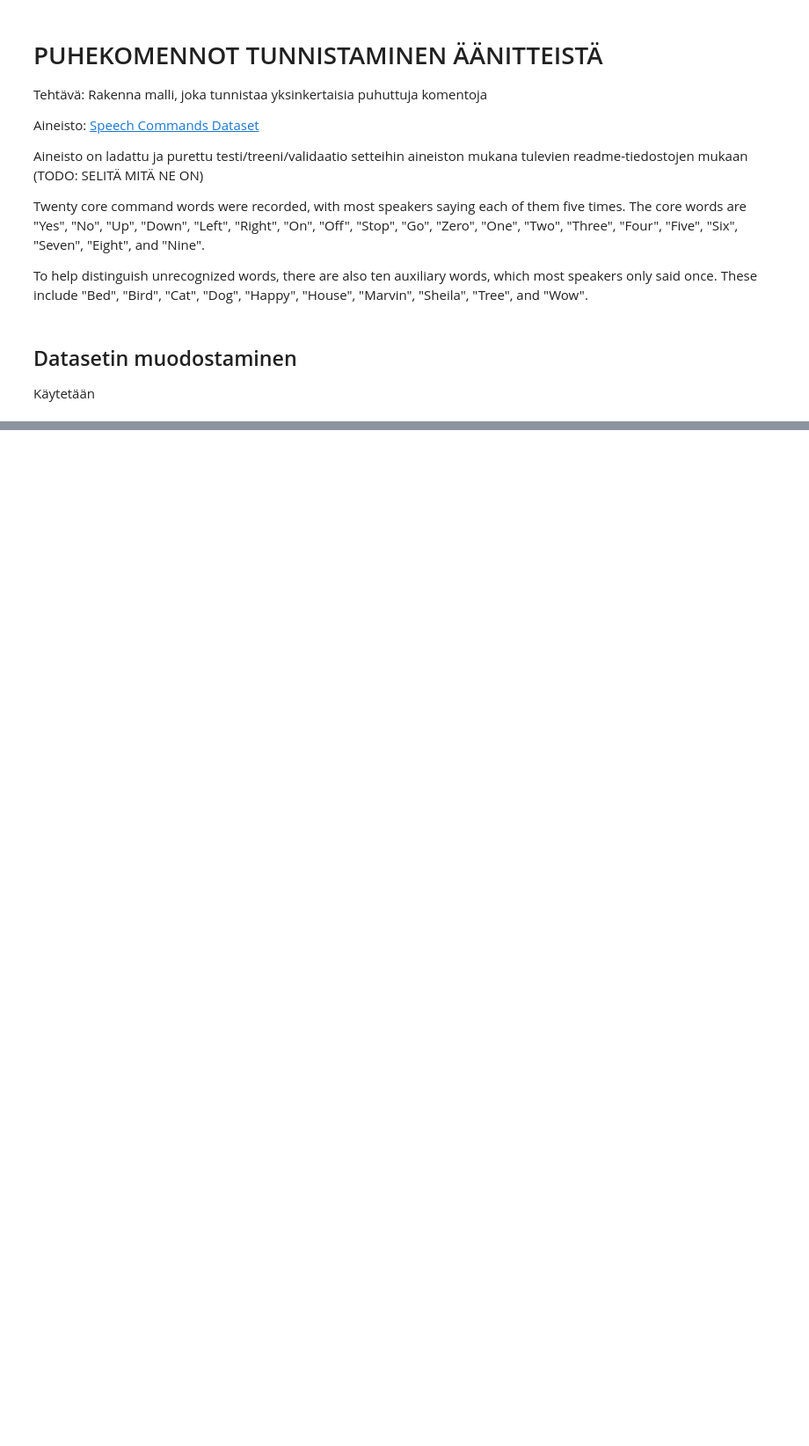
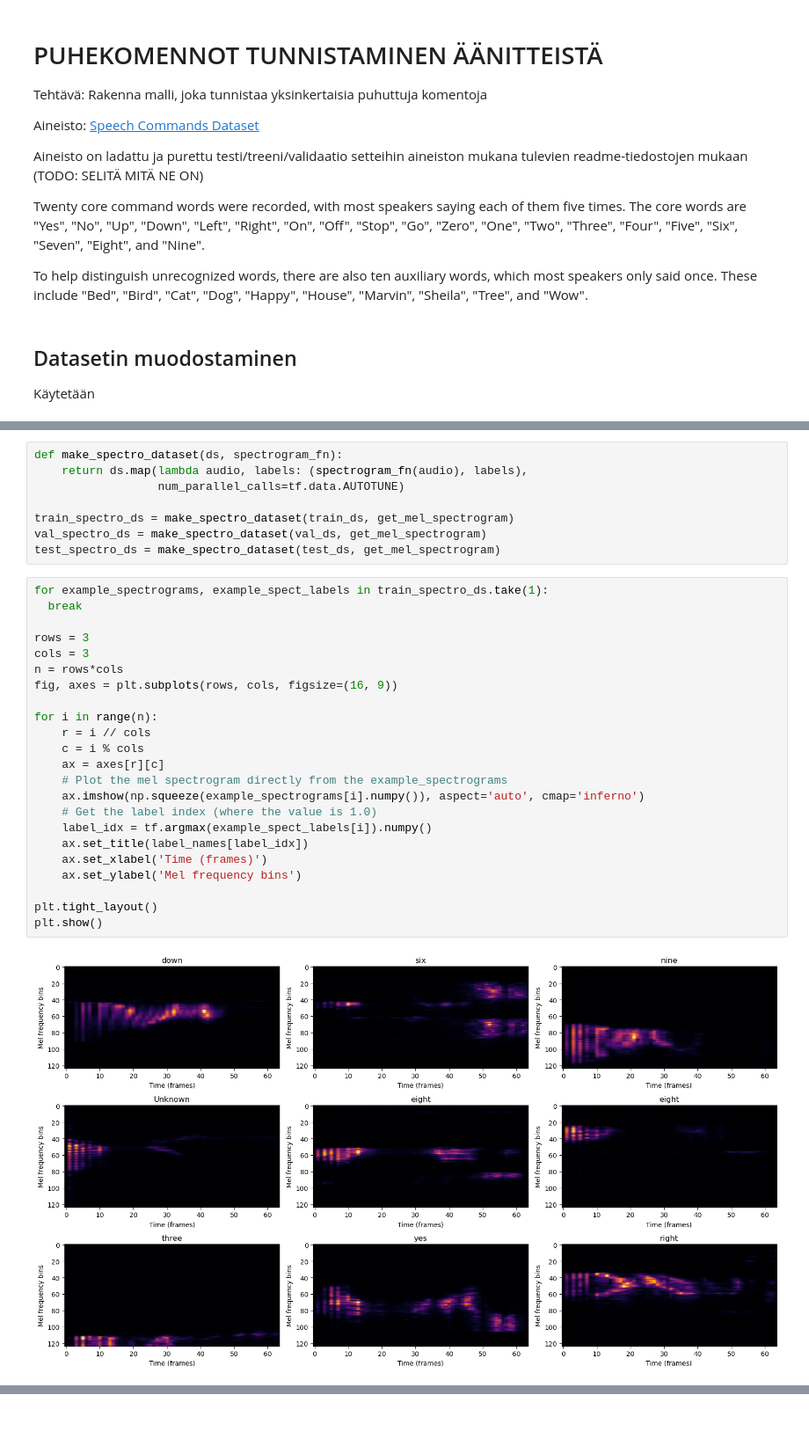
Before and after one commit to aarniman/NeuroverkotProjekti, a Jupyter notebook: Project_Week4/Puhekomennot.ipynb, the cells around one changed output, grey strips where cells are left out. Shown at 88% size. Cells and saved outputs as stored; diff of their text form; blank space fills up the shorter version.

```diff
--- a/Project_Week4/Puhekomennot.ipynb
+++ b/Project_Week4/Puhekomennot.ipynb
@@ -66,0 +205,33 @@ Classes in training set: ['down', 'eight', 'five', 'four', 'go', 'left', 'nine',
+# %%
+def make_spectro_dataset(ds, spectrogram_fn):
+    return ds.map(lambda audio, labels: (spectrogram_fn(audio), labels),
+                  num_parallel_calls=tf.data.AUTOTUNE)
+
+train_spectro_ds = make_spectro_dataset(train_ds, get_mel_spectrogram)
+val_spectro_ds = make_spectro_dataset(val_ds, get_mel_spectrogram)
+test_spectro_ds = make_spectro_dataset(test_ds, get_mel_spectrogram)
+# %%
+for example_spectrograms, example_spect_labels in train_spectro_ds.take(1):
+  break
+
+rows = 3
+cols = 3
+n = rows*cols
+fig, axes = plt.subplots(rows, cols, figsize=(16, 9))
+
+for i in range(n):
+    r = i // cols
+    c = i % cols
+    ax = axes[r][c]
+    # Plot the mel spectrogram directly from the example_spectrograms
+    ax.imshow(np.squeeze(example_spectrograms[i].numpy()), aspect='auto', cmap='inferno')
+    # Get the label index (where the value is 1.0)
+    label_idx = tf.argmax(example_spect_labels[i]).numpy()
+    ax.set_title(label_names[label_idx])
+    ax.set_xlabel('Time (frames)')
+    ax.set_ylabel('Mel frequency bins')
+
+plt.tight_layout()
+plt.show()
+# %% [output]
+[figure, added]
```
Also changed, not shown: parts of 29 cells of this notebook.
